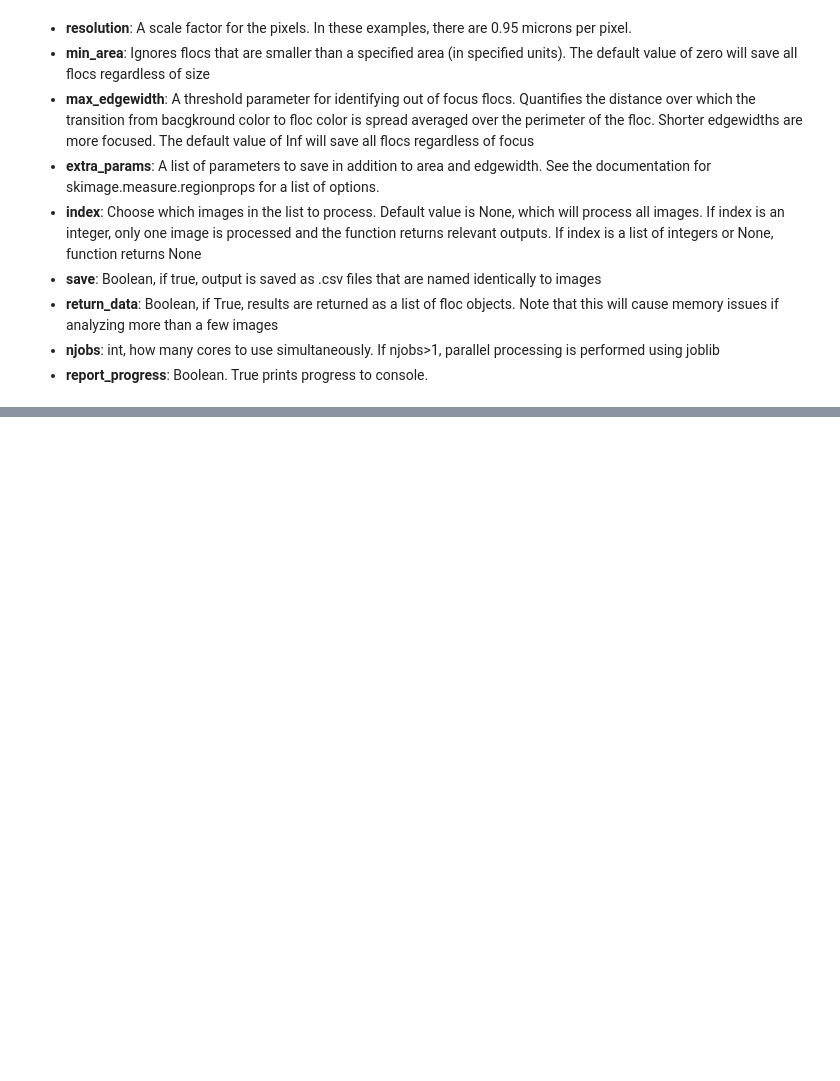
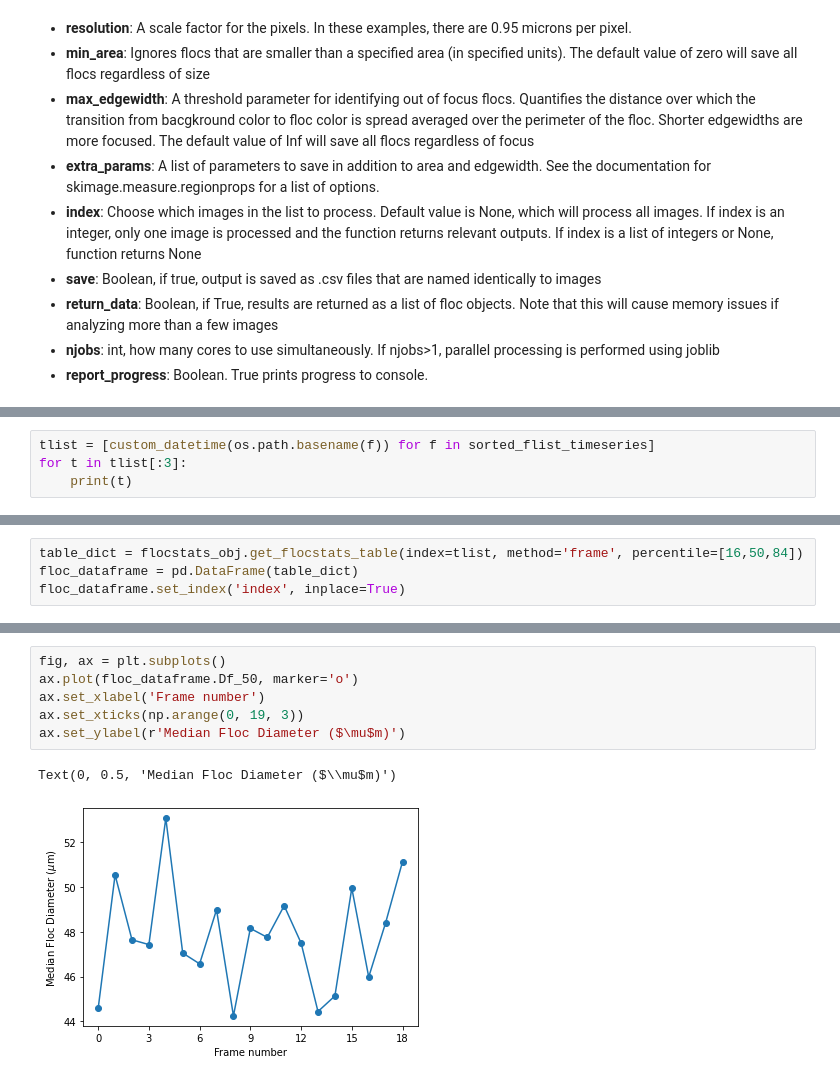
Before and after one commit to Floc-Imaging-and-Image-Processing/flocpy, a Jupyter notebook: examples/analyze_testdata.ipynb, the cells around one changed output, grey strips where cells are left out. Cells and saved outputs as stored; diff of their text form; blank space fills up the shorter version.

```diff
--- a/examples/analyze_testdata.ipynb
+++ b/examples/analyze_testdata.ipynb
@@ -230,0 +178,4 @@ for i in [11,]:#len(folders)):
+# %%
+tlist = [custom_datetime(os.path.basename(f)) for f in sorted_flist_timeseries]
+for t in tlist[:3]:
+    print(t)
@@ -230,0 +227,4 @@ for i in [11,]:#len(folders)):
+# %%
+table_dict = flocstats_obj.get_flocstats_table(index=tlist, method='frame', percentile=[16,50,84])
+floc_dataframe = pd.DataFrame(table_dict)
+floc_dataframe.set_index('index', inplace=True)
@@ -230,0 +252,9 @@ for i in [11,]:#len(folders)):
+# %%
+fig, ax = plt.subplots()
+ax.plot(floc_dataframe.Df_50, marker='o')
+ax.set_xlabel('Frame number')
+ax.set_xticks(np.arange(0, 19, 3))
+ax.set_ylabel(r'Median Floc Diameter ($\mu$m)')
+# %% [output]
+Text(0, 0.5, 'Median Floc Diameter ($\\mu$m)')
+[figure, added]
```
Also changed, not shown: parts of 13 cells of this notebook, 44 other files.
